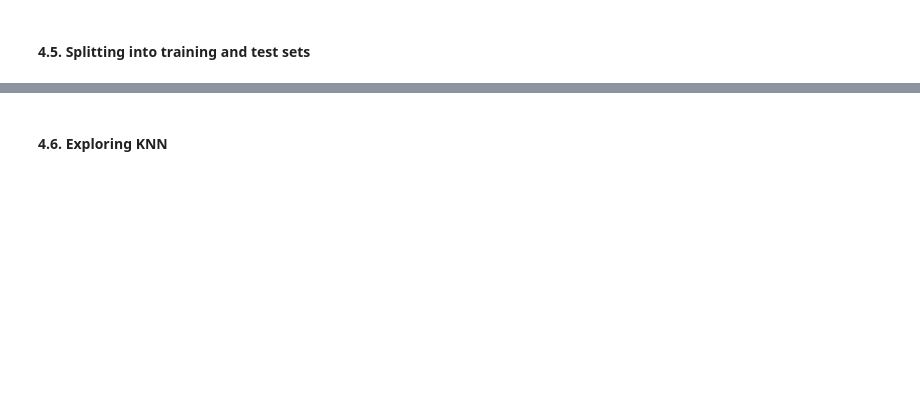
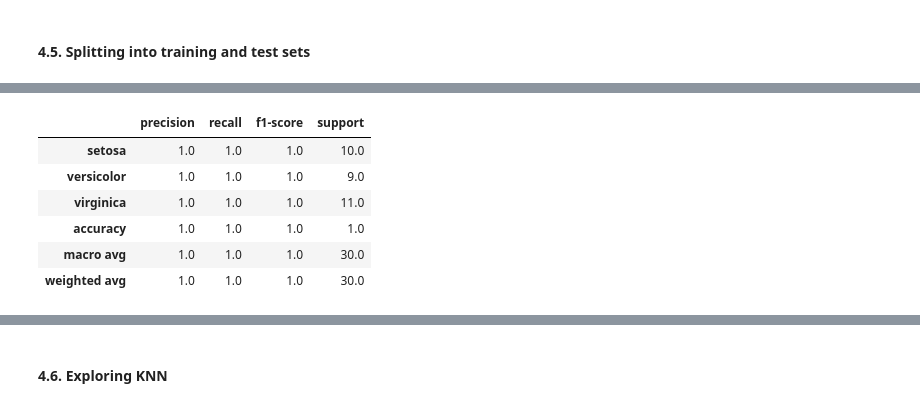
Before and after one commit to RobVergano/Machine-Learning, a Jupyter notebook: Project.ipynb, the cells around one changed output, grey strips where cells are left out. Saved outputs shown, nothing was run; the diff lists cells and outputs as text; code cells hidden in the pictures; blank space fills up the shorter version.

```diff
--- a/Project.ipynb
+++ b/Project.ipynb
@@ -104,0 +292,10 @@ assumption - data is normally distributed - check that first for each class
+# %%
+class_report_df
+# %% [output]
+|  | precision | recall | f1-score | support |
+| setosa | 1.0 | 1.0 | 1.0 | 10.0 |
+| versicolor | 1.0 | 1.0 | 1.0 | 9.0 |
+| virginica | 1.0 | 1.0 | 1.0 | 11.0 |
+| accuracy | 1.0 | 1.0 | 1.0 | 1.0 |
+| macro avg | 1.0 | 1.0 | 1.0 | 30.0 |
+| weighted avg | 1.0 | 1.0 | 1.0 | 30.0 |
```
Also changed, not shown: parts of 15 cells of this notebook.
